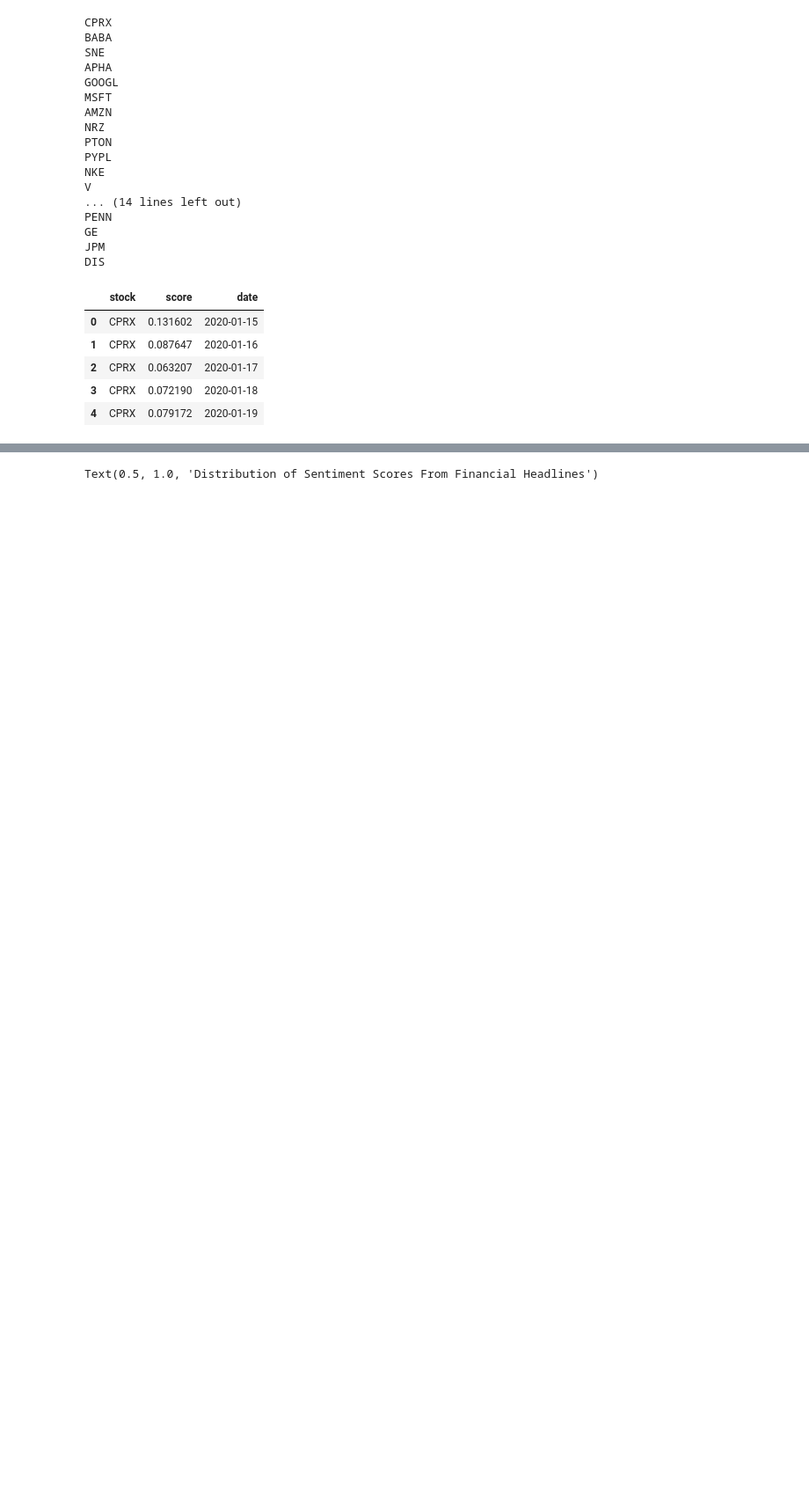
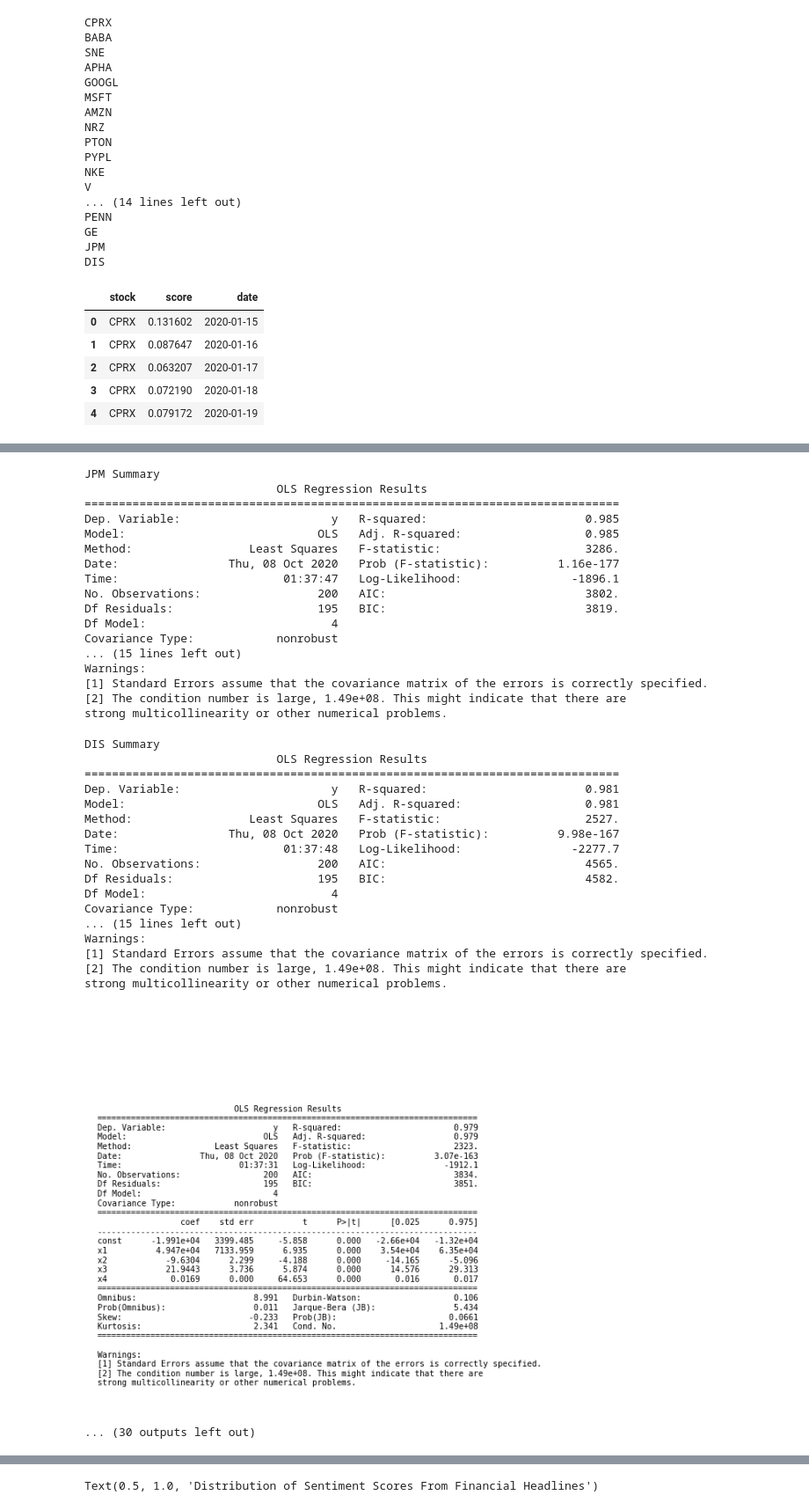
Before and after one commit to liv0829/DS4ATeam26, a Jupyter notebook: Financial News Fitting.ipynb, the cells around one changed output, grey strips where cells are left out. Shown at 88% size. Drawn from its saved outputs; the diff is of its cells as text; code cells hidden in the pictures; blank space fills up the shorter version.

```diff
--- a/Financial News Fitting.ipynb
+++ b/Financial News Fitting.ipynb
@@ -167,0 +354,40 @@ for company in companies:
+# %%
+# Fitting our OLS model and graphing/saving graph to data folder
+# Setting our window for using our mean scores as predictors
+window = 7
+
+# Iterating through our companies
+for company in companies:
+    # Creating our x and y arrays/lists
+    y = [robinhood_data[robinhood_data['date'] == date][company].values for date in dates[6 +  window - 1:-2]]
+    x = []
+
+    # adding our 7 predictors into the x array
+    for date in dates[6 +  window - 1:-2]:
+        # Iterating through our window and adding the mean
+        s = smoothed_scores_df[(smoothed_scores_df['stock'] == company) & (smoothed_scores_df['date'] == date)]
+        x.append(s[['score', 'pos_count', 'neg_count', 'all_counts']].values[0])
+
+    # Fitting our model
+    x = sm.add_constant(x) # adding a constant
+    model = sm.OLS(y, x) # fitting OLS
+    results = model.fit()
+    print(company + ' Summary')
+    print(results.summary()) # Printing a summary of our model
+
+    plt.rc('figure', figsize=(12, 7))
+    #plt.text(0.01, 0.05, str(model.summary()), {'fontsize': 12}) old approach
+    plt.text(0.01, 0.05, str(results.summary()), {'fontsize': 10}, fontproperties = 'monospace') # approach improved by OP -> monospace!
+    plt.axis('off')
+    plt.tight_layout()
+    plt.savefig('./graphs/results_' + company + '.png')
+
+    # Plotting our predicted popularity vs actual popularity over time
+    fig, ax = plt.subplots(figsize=(8,6))
+    ax.plot(list(range(len(dates[6 +  window - 1:-2]))), y, 'o', label="data")
+    ax.plot(list(range(len(dates[6 +  window - 1:-2]))), results.fittedvalues, 'r--.', label="OLS")
+    plt.xlabel('Days Since January 27th, 2020')
+    plt.ylabel('Popularity Count')
+    plt.title(company + ' Actual vs Predictions')
+    plt.savefig('./graphs/' + company + '.png')
+# %% [output]
@@ -167,0 +547,36 @@ for company in companies:
+JPM Summary
+                            OLS Regression Results
+==============================================================================
+Dep. Variable:                      y   R-squared:                       0.985
+Model:                            OLS   Adj. R-squared:                  0.985
+Method:                 Least Squares   F-statistic:                     3286.
+Date:                Thu, 08 Oct 2020   Prob (F-statistic):          1.16e-177
+Time:                        01:37:47   Log-Likelihood:                -1896.1
+No. Observations:                 200   AIC:                             3802.
+Df Residuals:                     195   BIC:                             3819.
+Df Model:                           4
+Covariance Type:            nonrobust
+... (15 lines left out)
+Warnings:
+[1] Standard Errors assume that the covariance matrix of the errors is correctly specified.
+[2] The condition number is large, 1.49e+08. This might indicate that there are
+strong multicollinearity or other numerical problems.
+DIS Summary
+                            OLS Regression Results
+==============================================================================
+Dep. Variable:                      y   R-squared:                       0.981
+Model:                            OLS   Adj. R-squared:                  0.981
+Method:                 Least Squares   F-statistic:                     2527.
+Date:                Thu, 08 Oct 2020   Prob (F-statistic):          9.98e-167
+Time:                        01:37:48   Log-Likelihood:                -2277.7
+No. Observations:                 200   AIC:                             4565.
+Df Residuals:                     195   BIC:                             4582.
+Df Model:                           4
+Covariance Type:            nonrobust
+... (15 lines left out)
+Warnings:
+[1] Standard Errors assume that the covariance matrix of the errors is correctly specified.
+[2] The condition number is large, 1.49e+08. This might indicate that there are
+strong multicollinearity or other numerical problems.
+[figure, added]
+... (30 outputs left out)
```
Also changed, not shown: parts of 10 cells of this notebook.
